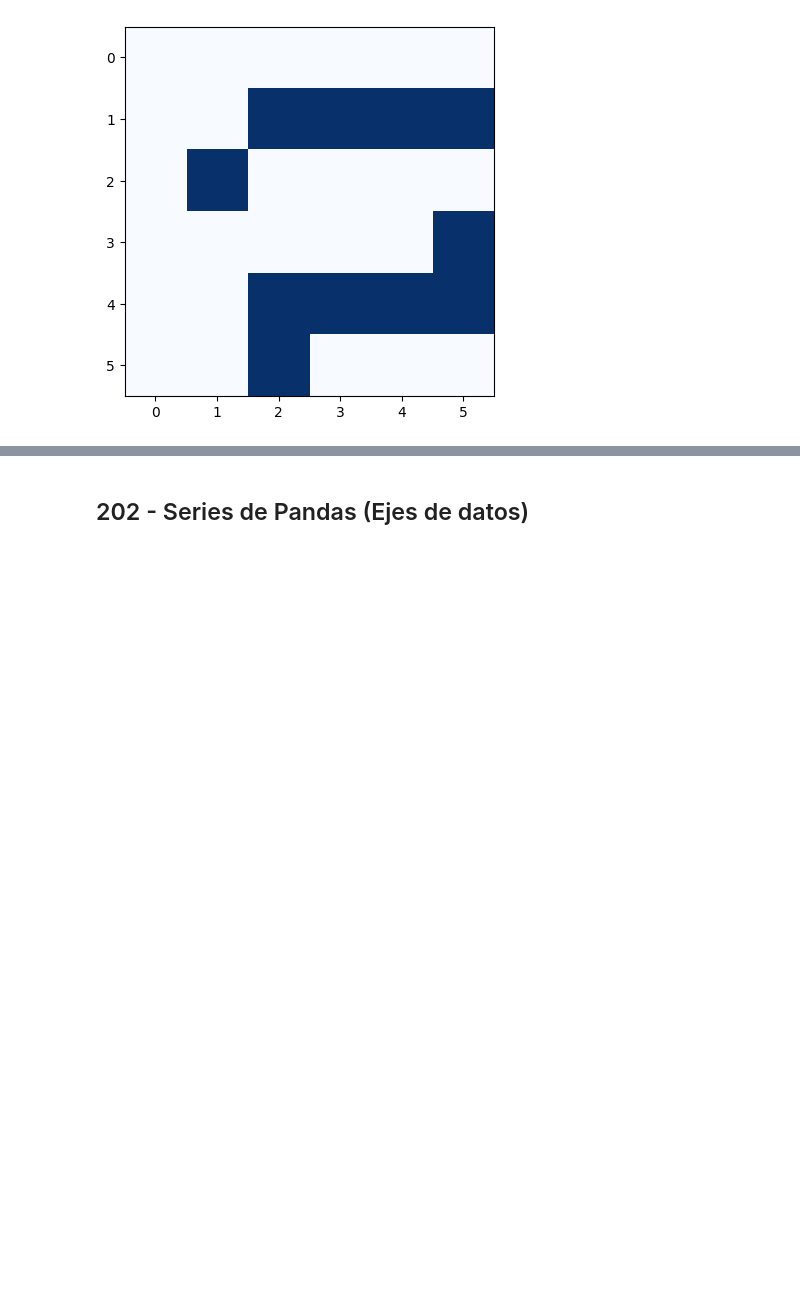
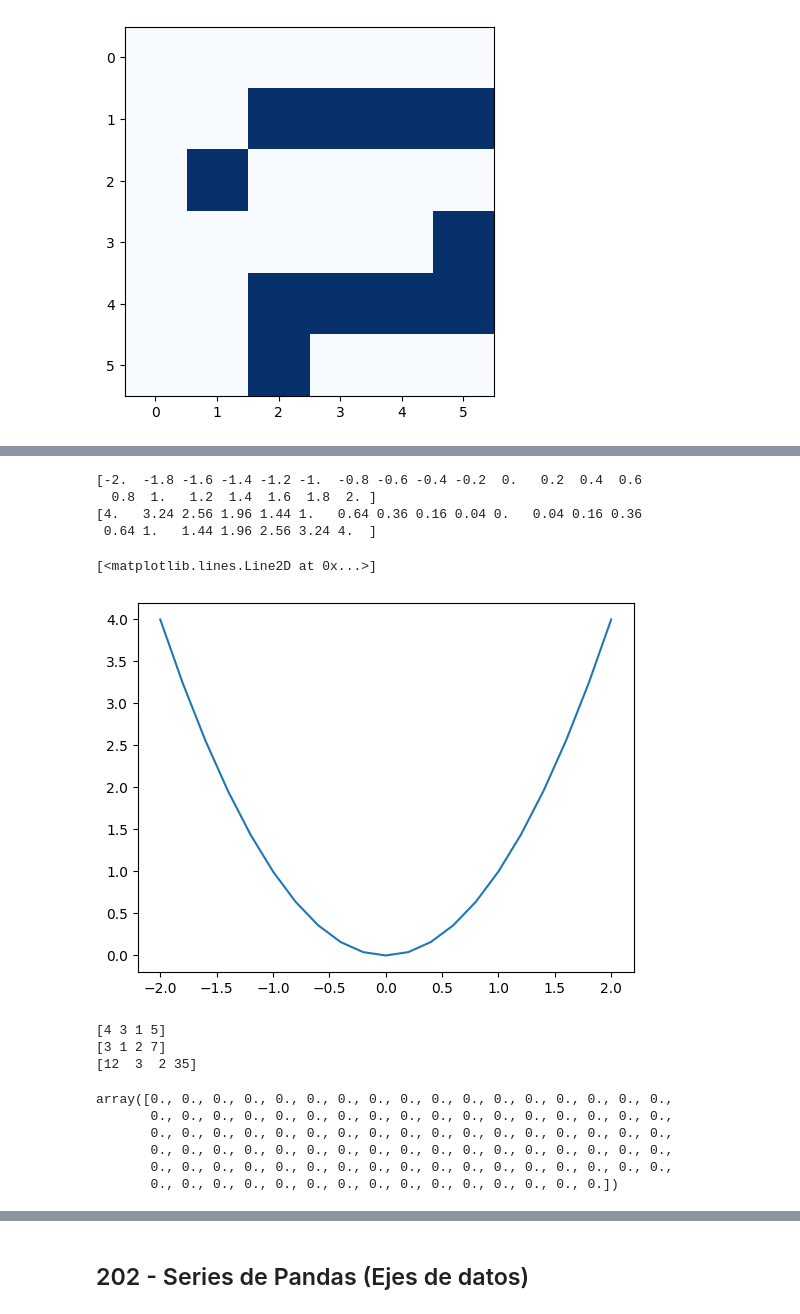
Before and after one commit to dragonnomada/datascience-basic-cenace-2024, a Jupyter notebook: DataScience_Python_CENACE_S02.ipynb, the cells around one changed output, grey strips where cells are left out. Drawn from its saved outputs; the diff is of its cells as text; code cells hidden in the pictures; blank space fills up the shorter version.

```diff
--- a/DataScience_Python_CENACE_S02.ipynb
+++ b/DataScience_Python_CENACE_S02.ipynb
@@ -432,0 +517,40 @@ plt.show()
+# %%
+import matplotlib.pyplot as plt
+
+y = x5 * x5 # <array> * <array> => <array(a) : array(b) | a*b > (element-wise | elemento por elemento)
+
+print(x5)
+print(y)
+
+plt.plot(x5, y)
+# %% [output]
+[-2.  -1.8 -1.6 -1.4 -1.2 -1.  -0.8 -0.6 -0.4 -0.2  0.   0.2  0.4  0.6
+  0.8  1.   1.2  1.4  1.6  1.8  2. ]
+[4.   3.24 2.56 1.96 1.44 1.   0.64 0.36 0.16 0.04 0.   0.04 0.16 0.36
+ 0.64 1.   1.44 1.96 2.56 3.24 4.  ]
+[<matplotlib.lines.Line2D at 0x...>]
+[figure, added]
+# %%
+x6 = np.array([4, 3, 1, 5])
+x7 = np.array([3, 1, 2, 7])
+
+y = x6 * x7 # [12 3  2 35]
+
+print(x6)
+print(x7)
+print(y)
+# %% [output]
+[4 3 1 5]
+[3 1 2 7]
+[12  3  2 35]
+# %%
+x8 = np.zeros(100)
+
+x8
+# %% [output]
+array([0., 0., 0., 0., 0., 0., 0., 0., 0., 0., 0., 0., 0., 0., 0., 0., 0.,
+       0., 0., 0., 0., 0., 0., 0., 0., 0., 0., 0., 0., 0., 0., 0., 0., 0.,
+       0., 0., 0., 0., 0., 0., 0., 0., 0., 0., 0., 0., 0., 0., 0., 0., 0.,
+       0., 0., 0., 0., 0., 0., 0., 0., 0., 0., 0., 0., 0., 0., 0., 0., 0.,
+       0., 0., 0., 0., 0., 0., 0., 0., 0., 0., 0., 0., 0., 0., 0., 0., 0.,
+       0., 0., 0., 0., 0., 0., 0., 0., 0., 0., 0., 0., 0., 0., 0.])
```
Also changed, not shown: parts of 64 cells of this notebook, 3 other files.
